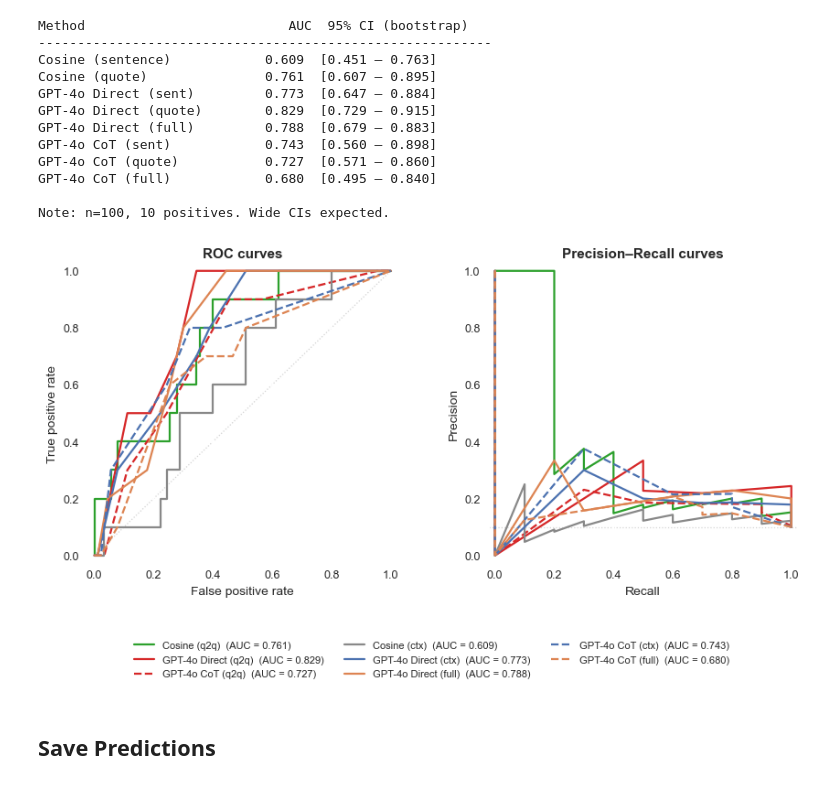
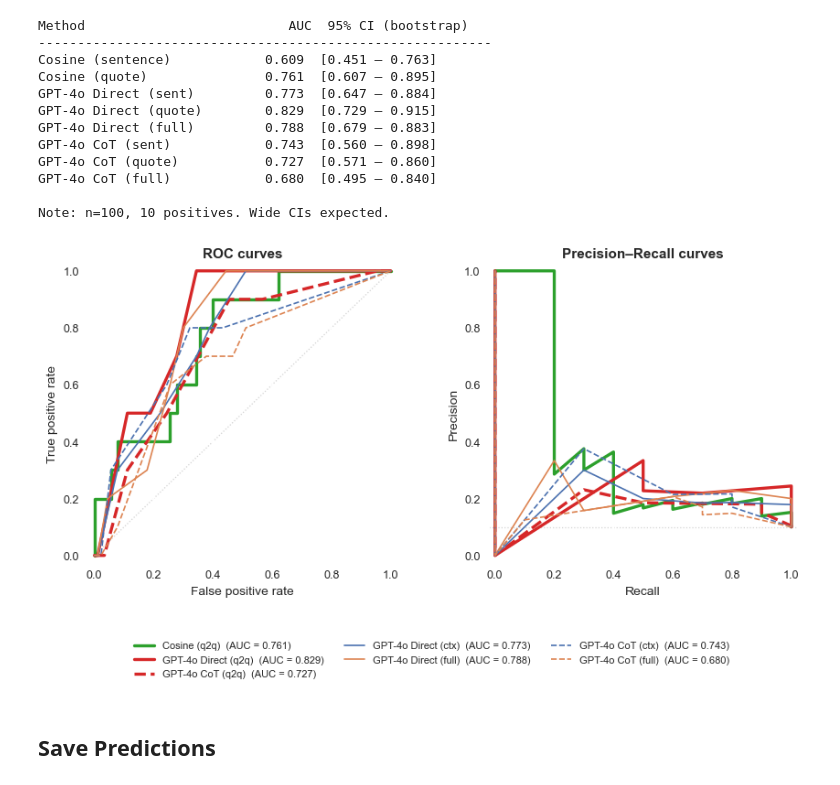
Before and after one commit to alexandraholik/MSc_Thesis, a Jupyter notebook: 04_detection_english.ipynb, the cells around one changed output. Saved outputs shown, nothing was run; the diff lists cells and outputs as text; code cells hidden in the pictures.

```diff
--- a/04_detection_english.ipynb
+++ b/04_detection_english.ipynb
@@ -465,60 +465,81 @@ GPT-4o CoT (full)            0.680  [0.495 – 0.840]
 
 Note: n=100, 10 positives. Wide CIs expected.
 # %%
+import os
+import pandas as pd
+import numpy as np
+import matplotlib
+import matplotlib.pyplot as plt
 from sklearn.metrics import roc_curve, precision_recall_curve, roc_auc_score
 
-import matplotlib
 matplotlib.rcParams['axes.facecolor'] = 'white'
 matplotlib.rcParams['figure.facecolor'] = 'white'
 
+# --- Load data ---
+df = pd.read_csv('data_new/english_predictions.csv')
+df = df.dropna(subset=['label']).copy()
+df['label'] = df['label'].astype(int)
+y_true = df['label'].values
+
+cosine_scores_q2q = df['score_cosine_q2q'].values
+gpt_q2q_scores    = df['score_gpt_q2q'].values
+cot_q2q_scores    = df['score_cot_q2q'].values
+gpt_scores        = df['score_gpt_sent'].values
+gpt_full_scores   = df['score_gpt_full'].values
+cot_scores        = df['score_cot_sent'].values
+cot_full_scores   = df['score_cot_full'].values
+
+# --- Method list ---
 METHODS_EN = [
-    # q2q methods
-    ('Cosine (q2q)',          cosine_scores_q2q,  '#2ca02c', '-'),
-    ('GPT-4o Direct (q2q)',   gpt_q2q_scores,     '#d62728', '-'),
-    ('GPT-4o CoT (q2q)',      cot_q2q_scores,     '#d62728', '--'),
-    # ctx/full methods
-    ('Cosine (ctx)',           cosine_scores_sent, '#888888', '-'),
-    ('GPT-4o Direct (ctx)',    gpt_scores,         '#4C72B0', '-'),
-    ('GPT-4o Direct (full)',   gpt_full_scores,    '#DD8452', '-'),
-    ('GPT-4o CoT (ctx)',       cot_scores,         '#4C72B0', '--'),
-    ('GPT-4o CoT (full)',      cot_full_scores,    '#DD8452', '--'),
+    # q2q methods (thick lines)
+    ('Cosine (q2q)',         cosine_scores_q2q, '#2ca02c', '-',  2.4),
+    ('GPT-4o Direct (q2q)', gpt_q2q_scores,    '#d62728', '-',  2.4),
+    ('GPT-4o CoT (q2q)',    cot_q2q_scores,    '#d62728', '--', 2.4),
+    # ctx / full methods (thin lines)
+    ('GPT-4o Direct (ctx)',  gpt_scores,        '#4C72B0', '-',  1.2),
+    ('GPT-4o Direct (full)', gpt_full_scores,   '#DD8452', '-',  1.2),
+    ('GPT-4o CoT (ctx)',     cot_scores,        '#4C72B0', '--', 1.2),
+    ('GPT-4o CoT (full)',    cot_full_scores,   '#DD8452', '--', 1.2),
 ]
 
+# --- Plot ---
 fig, (ax_roc, ax_pr) = plt.subplots(1, 2, figsize=(10, 4.2))
 fig.subplots_adjust(wspace=0.30)
 
 ax_roc.plot([0, 1], [0, 1], color='lightgrey', lw=0.9, linestyle=':', zorder=0)
 ax_pr.axhline(y_true.mean(), color='lightgrey', lw=0.9, linestyle=':', zorder=0)
 
-for label, scores, color, ls in METHODS_EN:
+for label, scores, color, ls, lw in METHODS_EN:
     roc_auc = roc_auc_score(y_true, scores)
     fpr, tpr, _ = roc_curve(y_true, scores)
-    ax_roc.plot(fpr, tpr, linestyle=ls, color=color, lw=1.6,
+    ax_roc.plot(fpr, tpr, linestyle=ls, color=color, lw=lw,
                 label=f'{label}  (AUC = {roc_auc:.3f})')
     prec, rec, _ = precision_recall_curve(y_true, scores)
-    ax_pr.plot(rec, prec, linestyle=ls, color=color, lw=1.6)
+    ax_pr.plot(rec, prec, linestyle=ls, color=color, lw=lw)
 
 ax_roc.set_xlabel('False positive rate', fontsize=10)
 ax_roc.set_ylabel('True positive rate', fontsize=10)
 ax_roc.set_title('ROC curves', fontsize=11, fontweight='bold')
-ax_roc.set_xlim(-0.02, 1.02); ax_roc.set_ylim(-0.02, 1.02)
+ax_roc.set_xlim(-0.02, 1.02)
+ax_roc.set_ylim(-0.02, 1.02)
 ax_roc.tick_params(labelsize=9)
 
 ax_pr.set_xlabel('Recall', fontsize=10)
 ax_pr.set_ylabel('Precision', fontsize=10)
 ax_pr.set_title('Precision\u2013Recall curves', fontsize=11, fontweight='bold')
-ax_pr.set_xlim(-0.02, 1.02); ax_pr.set_ylim(-0.02, 1.02)
+ax_pr.set_xlim(-0.02, 1.02)
+ax_pr.set_ylim(-0.02, 1.02)
 ax_pr.tick_params(labelsize=9)
 
 handles, labels_leg = ax_roc.get_legend_handles_labels()
 fig.legend(handles, labels_leg, loc='lower center', ncol=3, fontsize=8.0,
            framealpha=0.85, edgecolor='none', bbox_to_anchor=(0.5, -0.22))
 
 os.makedirs('figures', exist_ok=True)
 fig.savefig('figures/fig_roc_pr_english.pdf', bbox_inches='tight', dpi=150)
 plt.show()
 # %% [output]
-[figure, old version]
+[figure, new version]
 # %% [markdown]
 ## Save Predictions
 # %%
```
Also changed, not shown: 1 other file.
